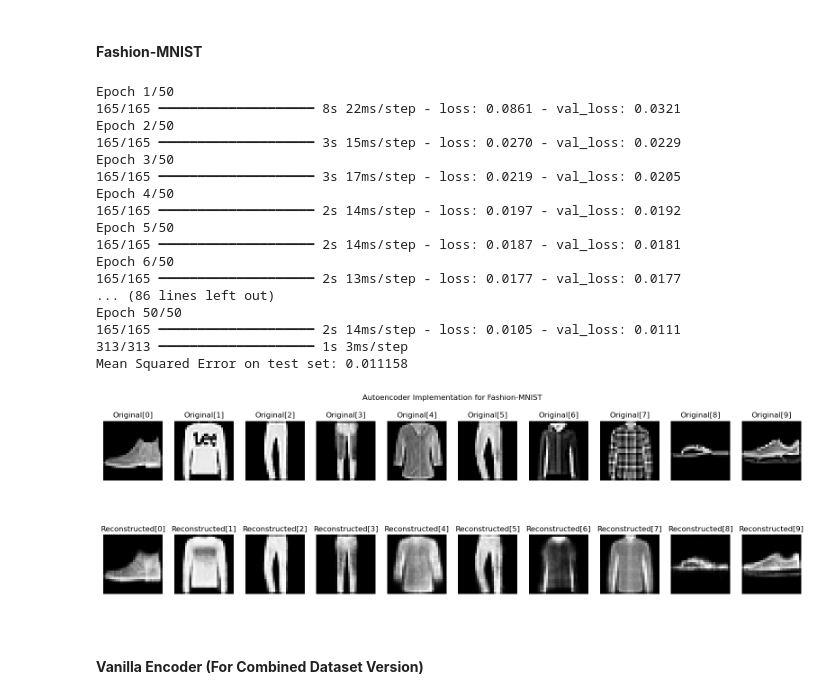
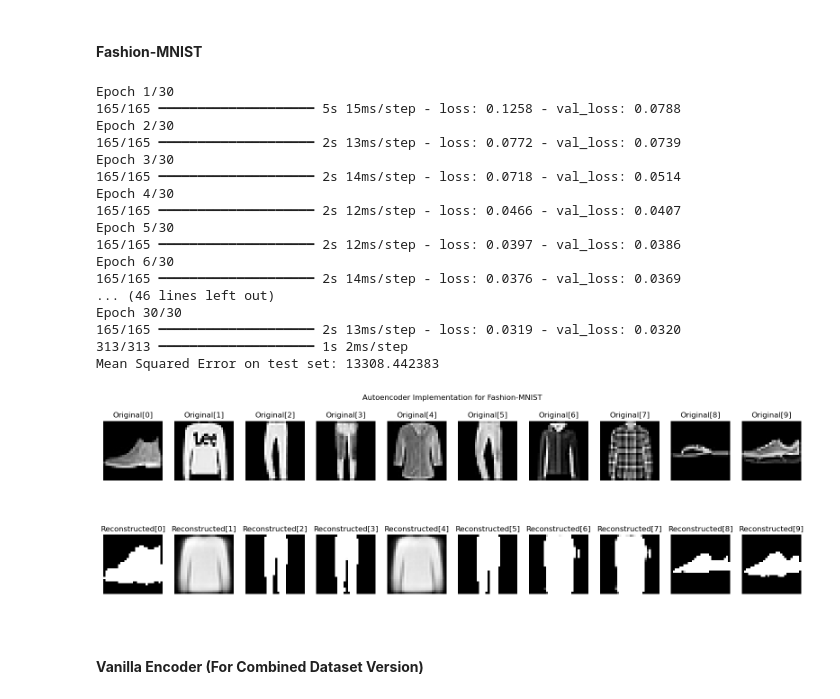
Before and after one commit to NolanMM/PROG74000-25W-Sec1-Applications-of-Artificial-Intelligence-and-Machine-Learning, a Jupyter notebook: Deep_Learning/Assignments/Vanila_Encoder.ipynb, the cells around one changed output. Cells and saved outputs as stored; diff of their text form; code cells hidden in the pictures.

```diff
--- a/Deep_Learning/Assignments/Vanila_Encoder.ipynb
+++ b/Deep_Learning/Assignments/Vanila_Encoder.ipynb
@@ -199,18 +199,16 @@ dict_labels_fminst
 # %%
 def create_vanilla_autoencoder(input_dim, latent_dim):
     encoder_inputs = layers.Input(shape=(input_dim,))
-    x = layers.Dense(256, activation='relu')(encoder_inputs)
-    x = layers.Dense(128, activation='relu')(x)
-    x = layers.Dense(64, activation='relu')(x)
-    z = layers.Dense(latent_dim, activation='relu')(x)
-    encoder = Model(encoder_inputs, z, name='encoder')
+    enconder_input_layer = layers.Dense(input_dim, activation='relu')(encoder_inputs)
+    enconder_hidden_layer = layers.Dense(128, activation='relu')(enconder_input_layer)
+    enconder_output_layer = layers.Dense(latent_dim, activation='relu')(enconder_hidden_layer)
+    encoder = Model(encoder_inputs, enconder_output_layer, name='encoder')
 
     decoder_inputs = layers.Input(shape=(latent_dim,))
-    x = layers.Dense(64, activation='relu')(decoder_inputs)
-    x = layers.Dense(128, activation='relu')(x)
-    x = layers.Dense(256, activation='relu')(x)
-    outputs = layers.Dense(input_dim, activation='sigmoid')(x)
-    decoder = Model(decoder_inputs, outputs, name='decoder')
+    decoder_inputs_layer = layers.Dense(latent_dim, activation='relu')(decoder_inputs)
+    decoder_hidden_layer = layers.Dense(128, activation='relu')(decoder_inputs_layer)
+    decoder_output_layer = layers.Dense(input_dim, activation='sigmoid')(decoder_hidden_layer)
+    decoder = Model(decoder_inputs, decoder_output_layer, name='decoder')
 
     autoencoder_outputs = decoder(encoder(encoder_inputs))
     autoencoder = Model(encoder_inputs, autoencoder_outputs, name='autoencoder')
@@ -283,49 +281,49 @@ Mean Squared Error on test set: 0.008428
 # %% [markdown]
 #### **Fashion-MNIST**
 # %%
-def autoencoder_mnist_fashion_implementation(x_train_fmnist_fashsion_normalized, x_val_fmnist_fashsion_normalized, x_test_fmnist_fashsion_normalized):
-    input_dim = x_train_fmnist_fashsion_normalized.shape[1]
-    latent_dim = 32
+def autoencoder_mnist_fashion_implementation(x_train_fmnist_fashsion_input, x_val_fmnist_fashsion_input, x_test_fmnist_fashsion_input):
+    input_dim = x_train_fmnist_fashsion_input.shape[1]
+    latent_dim = 2
 
     autoencoder_mnist_fashion, encoder_mnist_fashion, decoder_mnist_fashion = create_vanilla_autoencoder(input_dim, latent_dim)
 
     autoencoder_mnist_fashion.fit(
-        x_train_fmnist_fashsion_normalized,
-        x_train_fmnist_fashsion_normalized,
-        epochs=50,
+        x_train_fmnist_fashsion_input,
+        x_train_fmnist_fashsion_input,
+        epochs=30,
         batch_size=256,
-        validation_data=(x_val_fmnist_fashsion_normalized, x_val_fmnist_fashsion_normalized)
+        validation_data=(x_val_fmnist_fashsion_input, x_val_fmnist_fashsion_input)
     )
 
-    reconstructed_images_fashion = autoencoder_mnist_fashion.predict(x_test_fmnist_fashsion_normalized)
+    reconstructed_images_fashion = autoencoder_mnist_fashion.predict(x_test_fmnist_fashsion_input)
 
     mse = tf.keras.losses.MeanSquaredError()
-    mse_value = mse(x_test_fmnist_fashsion_normalized, reconstructed_images_fashion).numpy()
+    mse_value = mse(x_test_fmnist_fashsion_input, reconstructed_images_fashion).numpy()
     print(f"Mean Squared Error on test set: {mse_value:.6f}")
 
     return autoencoder_mnist_fashion, encoder_mnist_fashion, decoder_mnist_fashion, reconstructed_images_fashion
 
-autoencoder_mnist_fashion, encoder_mnist_fashion, decoder_mnist_fashion, reconstructed_images_fashion = autoencoder_mnist_fashion_implementation(x_train_fmnist_normalized, x_val_fmnist_normalized, x_test_fmnist_normalized)
-plot_reconstructions_images_single_dataset(x_test_fmnist_normalized, reconstructed_images_fashion, num_images=10, dataset_name='Fashion-MNIST')
+autoencoder_mnist_fashion, encoder_mnist_fashion, decoder_mnist_fashion, reconstructed_images_fashion = autoencoder_mnist_fashion_implementation(x_train_fmnist_reshape, x_val_fmnist_reshape, x_test_fmnist_reshape)
+plot_reconstructions_images_single_dataset(x_test_fmnist_reshape, reconstructed_images_fashion, num_images=10, dataset_name='Fashion-MNIST')
 # %% [output]
-Epoch 1/50
-165/165 ━━━━━━━━━━━━━━━━━━━━ 8s 22ms/step - loss: 0.0861 - val_loss: 0.0321
-Epoch 2/50
-165/165 ━━━━━━━━━━━━━━━━━━━━ 3s 15ms/step - loss: 0.0270 - val_loss: 0.0229
-Epoch 3/50
-165/165 ━━━━━━━━━━━━━━━━━━━━ 3s 17ms/step - loss: 0.0219 - val_loss: 0.0205
-Epoch 4/50
-165/165 ━━━━━━━━━━━━━━━━━━━━ 2s 14ms/step - loss: 0.0197 - val_loss: 0.0192
-Epoch 5/50
-165/165 ━━━━━━━━━━━━━━━━━━━━ 2s 14ms/step - loss: 0.0187 - val_loss: 0.0181
-Epoch 6/50
-165/165 ━━━━━━━━━━━━━━━━━━━━ 2s 13ms/step - loss: 0.0177 - val_loss: 0.0177
-... (86 lines left out)
-Epoch 50/50
-165/165 ━━━━━━━━━━━━━━━━━━━━ 2s 14ms/step - loss: 0.0105 - val_loss: 0.0111
-313/313 ━━━━━━━━━━━━━━━━━━━━ 1s 3ms/step
-Mean Squared Error on test set: 0.011158
+Epoch 1/30
+165/165 ━━━━━━━━━━━━━━━━━━━━ 5s 15ms/step - loss: 0.1258 - val_loss: 0.0788
+Epoch 2/30
+165/165 ━━━━━━━━━━━━━━━━━━━━ 2s 13ms/step - loss: 0.0772 - val_loss: 0.0739
+Epoch 3/30
+165/165 ━━━━━━━━━━━━━━━━━━━━ 2s 14ms/step - loss: 0.0718 - val_loss: 0.0514
+Epoch 4/30
+165/165 ━━━━━━━━━━━━━━━━━━━━ 2s 12ms/step - loss: 0.0466 - val_loss: 0.0407
+Epoch 5/30
+165/165 ━━━━━━━━━━━━━━━━━━━━ 2s 12ms/step - loss: 0.0397 - val_loss: 0.0386
+Epoch 6/30
+165/165 ━━━━━━━━━━━━━━━━━━━━ 2s 14ms/step - loss: 0.0376 - val_loss: 0.0369
+... (46 lines left out)
+Epoch 30/30
+165/165 ━━━━━━━━━━━━━━━━━━━━ 2s 13ms/step - loss: 0.0319 - val_loss: 0.0320
+313/313 ━━━━━━━━━━━━━━━━━━━━ 1s 2ms/step
+Mean Squared Error on test set: 13308.442383
-[figure, old version]
+[figure, new version]
 # %% [markdown]
 #### **Vanilla Encoder (For Combined Dataset Version)**
 # %% [markdown]
```
Also changed, not shown: parts of 29 cells of this notebook, 1 other file.
